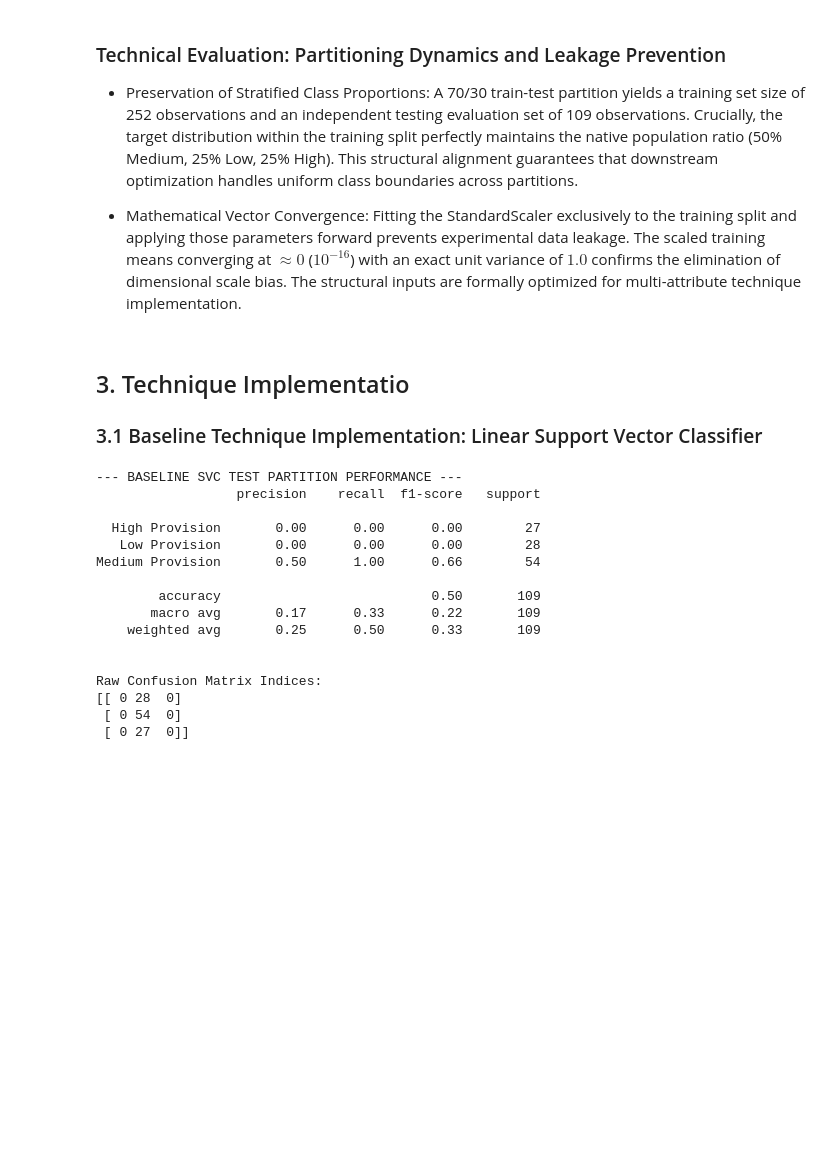
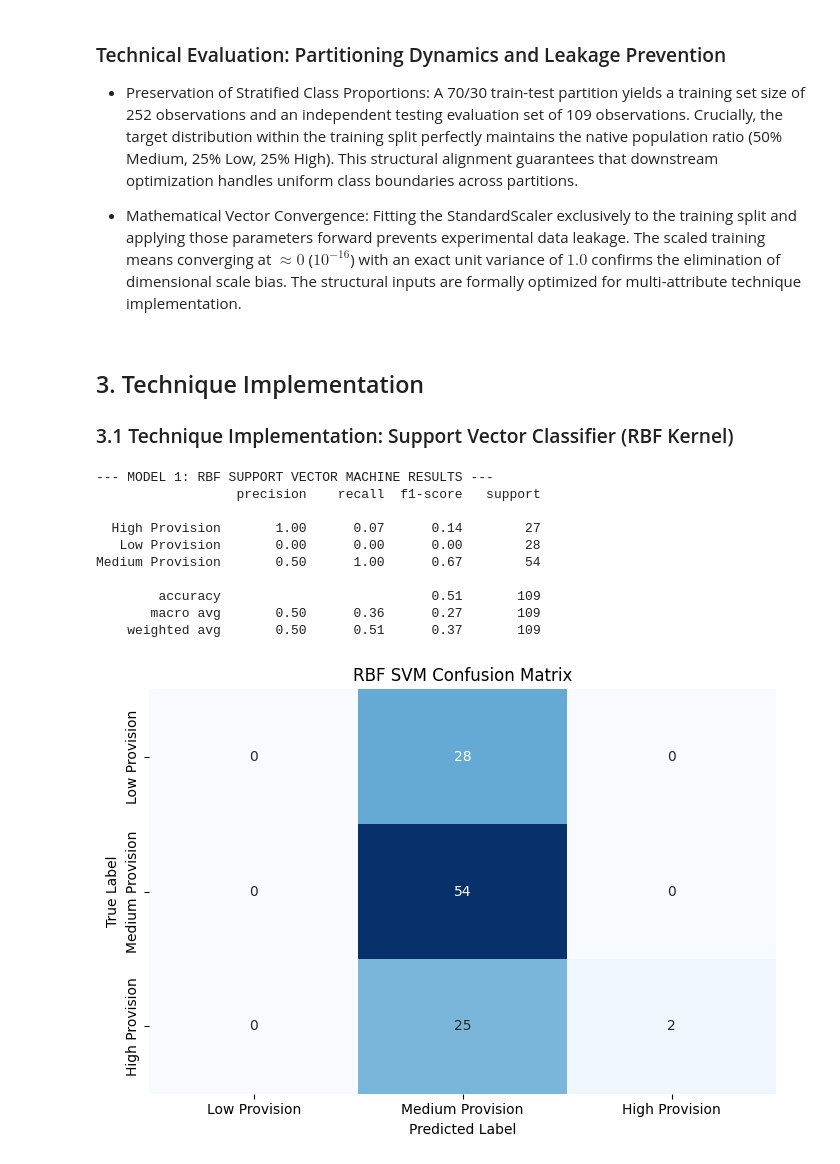
Before and after one commit to t3chE/uk-ev-infrastructure-classification, a Jupyter notebook: 2418010_A3_Notebook.ipynb, the cells around one changed output. Saved outputs shown, nothing was run; the diff lists cells and outputs as text; code cells hidden in the pictures; blank space fills up the shorter version.

Commit message:
docs: align intro text with multi-class pipeline and streamline to the Big Four classifiers

```diff
--- a/2418010_A3_Notebook.ipynb
+++ b/2418010_A3_Notebook.ipynb
@@ -396,44 +396,48 @@ Scaled Training StDs  (Should be ~1): [1. 1.]
 
 * Mathematical Vector Convergence: Fitting the StandardScaler exclusively to the training split and applying those parameters forward prevents experimental data leakage. The scaled training means converging at $\approx 0$ ($10^{-16}$) with an exact unit variance of $1.0$ confirms the elimination of dimensional scale bias. The structural inputs are formally optimized for multi-attribute technique implementation.
 # %% [markdown]
-## 3. Technique Implementatio
-### 3.1 Baseline Technique Implementation: Linear Support Vector Classifier
+## 3. Technique Implementation
+### 3.1 Technique Implementation: Support Vector Classifier (RBF Kernel)
 # %%
+import matplotlib.pyplot as plt
+import seaborn as sns
 from sklearn.svm import SVC
 from sklearn.metrics import classification_report, confusion_matrix
 
-# 1. Initialize the baseline Support Vector Classifier with default hyperparameter configurations
-baseline_svc = SVC(kernel='linear', random_state=42)
+# 1. Instantiate the SVM using the course-recommended non-linear RBF kernel
+svm_model = SVC(kernel='rbf', random_state=42)
 
-# 2. Train the baseline model using the scaled training partitions
-baseline_svc.fit(X_train_scaled, y_train)
+# 2. Fit the model using the scaled training data
+svm_model.fit(X_train_scaled, y_train)
 
-# 3. Generate predictions across both partitions to inspect for overfitting
-y_pred_train = baseline_svc.predict(X_train_scaled)
-y_pred_test = baseline_svc.predict(X_test_scaled)
+# 3. Generate predictions across the independent test partition
+svm_preds = svm_model.predict(X_test_scaled)
 
-# 4. Output the complete classification performance metrics for the test partition
-print("--- BASELINE SVC TEST PARTITION PERFORMANCE ---")
-# Setting zero_division=0 cleans up the local system warnings and keeps the output pristine
-print(classification_report(y_test, y_pred_test, zero_division=0))
+# 4. Output the classification report
+print("--- MODEL 1: RBF SUPPORT VECTOR MACHINE RESULTS ---")
+print(classification_report(y_test, svm_preds, zero_division=0))
 
-print("\nRaw Confusion Matrix Indices:")
-print(confusion_matrix(y_test, y_pred_test, labels=['Low Provision', 'Medium Provision', 'High Provision']))
+# 5. Visualize the Confusion Matrix using a clean Seaborn Heatmap
+plt.figure(figsize=(7, 5))
+classes = ['Low Provision', 'Medium Provision', 'High Provision']
+cm_svm = confusion_matrix(y_test, svm_preds, labels=classes)
+
+sns.heatmap(cm_svm, annot=True, fmt='d', cmap='Blues', xticklabels=classes, yticklabels=classes, cbar=False)
+plt.title("RBF SVM Confusion Matrix")
+plt.xlabel("Predicted Label")
+plt.ylabel("True Label")
+plt.tight_layout()
+plt.show()
 # %% [output]
---- BASELINE SVC TEST PARTITION PERFORMANCE ---
+--- MODEL 1: RBF SUPPORT VECTOR MACHINE RESULTS ---
                   precision    recall  f1-score   support
 
-  High Provision       0.00      0.00      0.00        27
+  High Provision       1.00      0.07      0.14        27
    Low Provision       0.00      0.00      0.00        28
-Medium Provision       0.50      1.00      0.66        54
+Medium Provision       0.50      1.00      0.67        54
 
-        accuracy                           0.50       109
-       macro avg       0.17      0.33      0.22       109
-    weighted avg       0.25      0.50      0.33       109
-
-
-Raw Confusion Matrix Indices:
-[[ 0 28  0]
- [ 0 54  0]
- [ 0 27  0]]
+        accuracy                           0.51       109
+       macro avg       0.50      0.36      0.27       109
+    weighted avg       0.50      0.51      0.37       109
+[figure, added]
 # %% [markdown]
```
Also changed, not shown: parts of 11 cells of this notebook.
